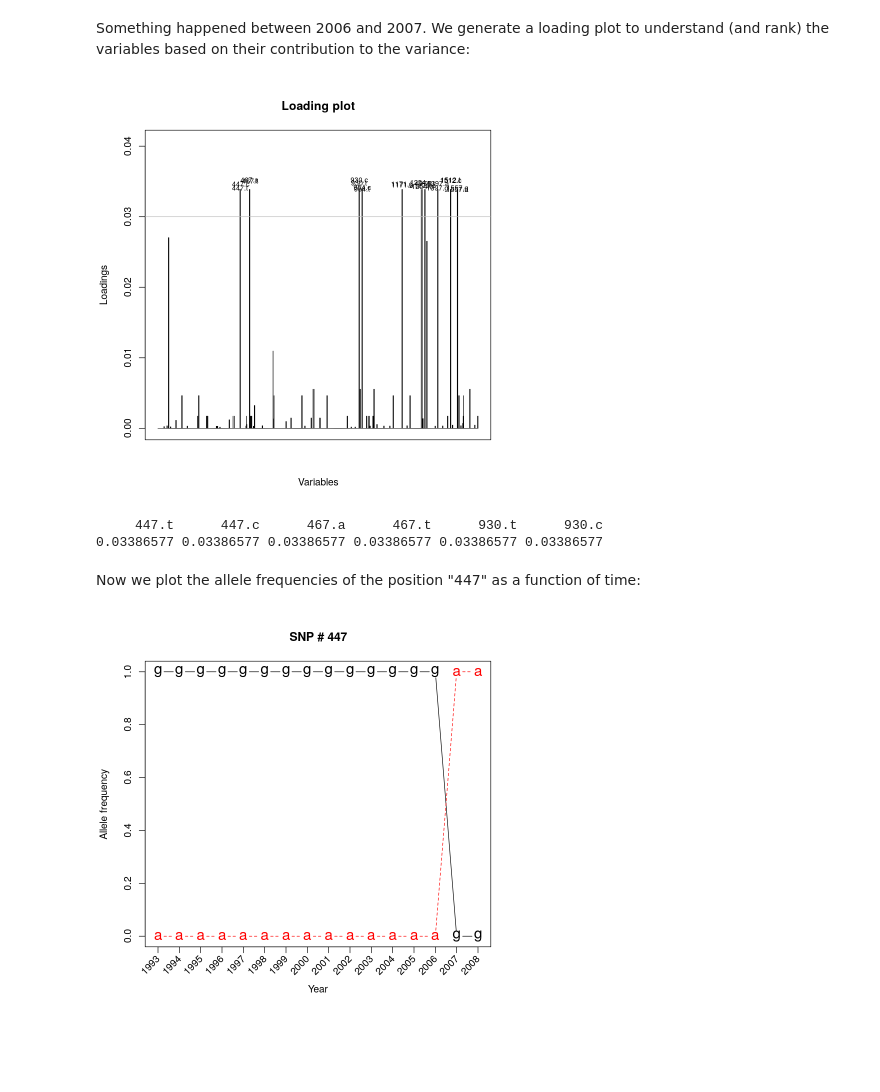
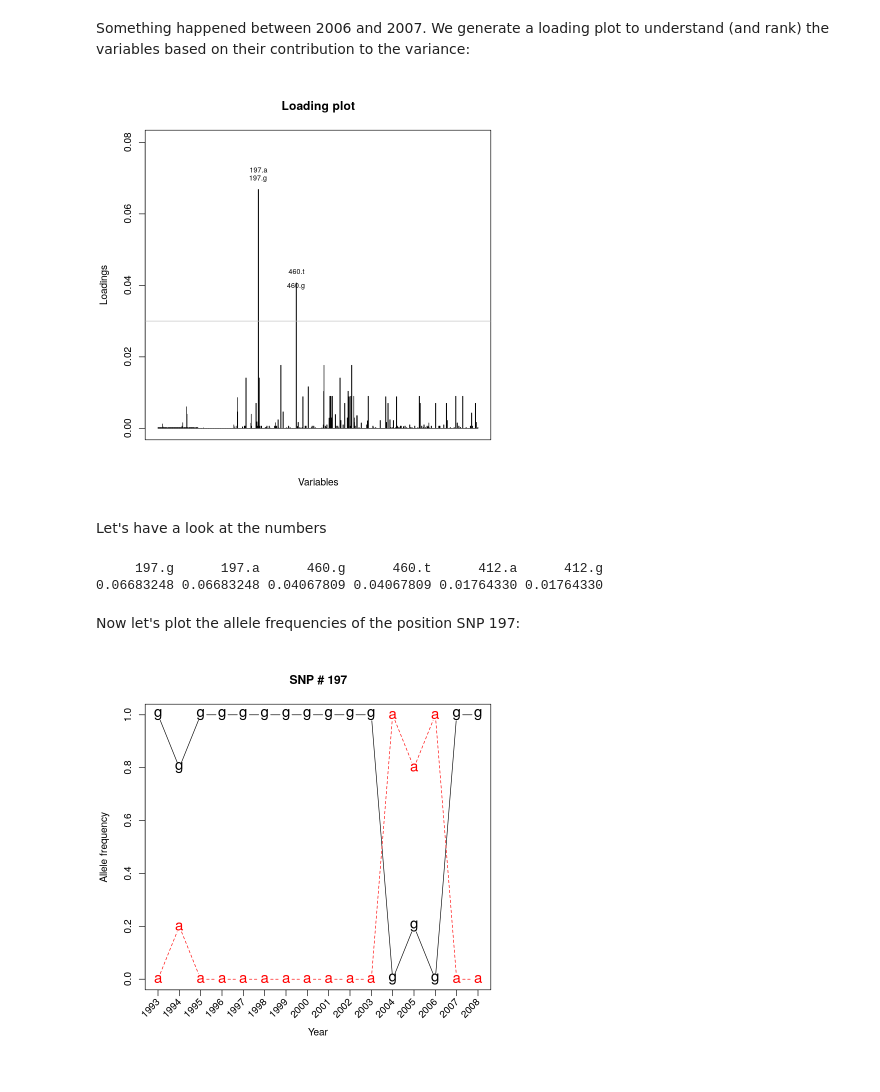
Before and after one commit to farhat-lab/AISC610_darwinian_medicine, a Jupyter notebook: fifteen_years_flu_US.ipynb, the cells around one changed output. Saved outputs shown, nothing was run; the diff lists cells and outputs as text; code cells hidden in the pictures; blank space fills up the shorter version.

Commit message:
Updated notebook exercise flu (example with the seq. alignments we made / 80 seq); the CoV as well (transitioning to the example with >700 seq.)

```diff
--- a/fifteen_years_flu_US.ipynb
+++ b/fifteen_years_flu_US.ipynb
@@ -202,4 +205,5 @@ leg=temp, ncol=2)
 We load the data and convert them to a data structure that allows fast calculations:
 # %%
-h3n2_ali = read.alignment("data/usflu.fasta",format="fasta")
+
+h3n2_ali = read.alignment("data/usflu_ali.fasta",format="fasta")
 h3n2 = alignment2genind(h3n2_ali)
@@ -235,7 +217,6 @@ We perform a DAPC analysis:
 # %%
-# If you want to know more about the DAPC, please have a look at this: https://doi.org/10.1186/1471-2156-11-94
-dapc.h3n2 <- dapc(h3n2, var.contrib = TRUE, scale = FALSE, n.pca = 30, n.da = nPop(h3n2) - 1)
-scatter(dapc.h3n2,xax=1,yax=2,scree.da=F,cell=0, pch = 19, cstar = 0, solid=0.6,cex=2,clab=0,mstree=T,lty=2,lwd=2,leg=T,posi.leg="topleft",segcol="grey37",grid=T,cleg=0.8)
-# Have a look at this web site if you want to know more about the parameters of the scatter function:
-# https://www.rdocumentation.org/packages/adegenet/versions/2.0.1/topics/dapc%20graphics
+idx_selected_seqs = which(as.vector(h3n2@pop) %in% as.character(2001:2006))
+h3n2_mini = h3n2[idx_selected_seqs]
+dapc_h3n2_mini = dapc(h3n2_mini, var.contrib = TRUE, scale = FALSE, n.pca = 10, n.da =  nPop(h3n2_mini) - 1)
+scatter(dapc_h3n2_mini,xax=1,yax=2,scree.da=F,cell=0, pch = 19, cstar = 0, solid=0.6,cex=2,clab=0,mstree=T,lty=2,lwd=2,leg=T,posi.leg="topleft",segcol="grey37",grid=T,cleg=0.8)
 # %% [output]
@@ -245,5 +223,0 @@ Now let's repeat the same analysis, but focusing on a specific time frame (2006-
-# %%
-idx_selected_seqs=which(as.vector(h3n2@pop) %in% as.character(2006:2008))
-h3n2_mini=h3n2[idx_selected_seqs]
-dapc_h3n2_mini <- dapc(h3n2_mini, var.contrib = TRUE, scale = FALSE, n.pca = 2, n.da =  nPop(h3n2_mini) - 1)
-scatter(dapc_h3n2_mini,xax=1,yax=2,scree.da=F,cell=0, pch = 19, cstar = 0, solid=0.6,cex=2,clab=0,mstree=T,lty=2,lwd=2,leg=T,posi.leg="topleft",segcol="grey37",grid=T,cleg=0.8)
@@ -252,26 +224,28 @@ scatter(dapc_h3n2_mini,xax=1,yax=2,scree.da=F,cell=0, pch = 19, cstar = 0, solid
 # %% [markdown]
 Something happened between 2006 and 2007. We generate a loading plot to understand (and rank) the variables based on their contribution to the variance:
 # %%
-contrib <- loadingplot(dapc_h3n2_mini$var.contr, axis = 1, thres = 0.03, lab.jitter = 1)
+contrib <- loadingplot(dapc_h3n2_mini$var.contr, axis = 2, thres = 0.03, lab.jitter = 1)
 # %% [output]
-[figure, old version]
+[figure, new version]
+# %% [markdown]
+Let's have a look at the numbers
 # %%
-head(sort(dapc_h3n2_mini$var.contr[,1],decreasing=TRUE))
+head(sort(dapc_h3n2_mini$var.contr[,2],decreasing=TRUE))
 # %% [output]
-     447.t      447.c      467.a      467.t      930.t      930.c
-0.03386577 0.03386577 0.03386577 0.03386577 0.03386577 0.03386577
+     197.g      197.a      460.g      460.t      412.a      412.g
+0.06683248 0.06683248 0.04067809 0.04067809 0.01764330 0.01764330
 # %% [markdown]
-Now we plot the allele frequencies of the position "447" as a function of time:
+Now let's plot the allele frequencies of the position SNP 197:
 # %%
 temp    <- seploc(h3n2)
-snp447  <- tab(temp[["447"]])
-freq197 <- apply(snp447, 2, function(e) tapply(e, pop(h3n2), mean, na.rm = TRUE))
+snp197  <- tab(temp[["197"]])
+freq197 <- apply(snp197, 2, function(e) tapply(e, pop(h3n2), mean, na.rm = TRUE))
                  par(mar = c(7, 4, 4, 2) + 0.1)
 matplot(freq197,  pch = c("g", "a"), type = "b",
-        xlab = "Year", ylab = "Allele frequency", main = "SNP # 447",
+        xlab = "Year", ylab = "Allele frequency", main = "SNP # 197",
         xaxt = "n", cex = 1.5)
 axis(side = 1, at=1:16, labels=FALSE)
 text(1:16,par("usr")[3] - 0.04, srt = 45, adj = 1,
      labels = 1993:2008, xpd = TRUE)
 # %% [output]
-[figure, old version]
+[figure, new version]
```
Also changed, not shown: parts of 20 cells of this notebook, 1 other file.
